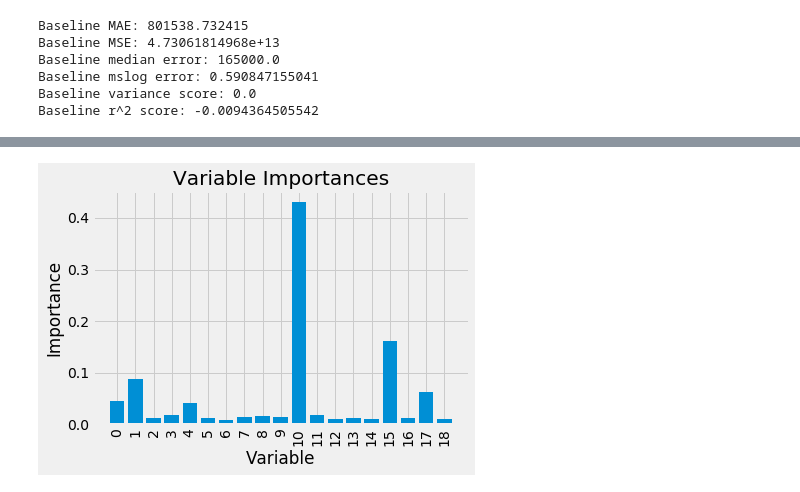
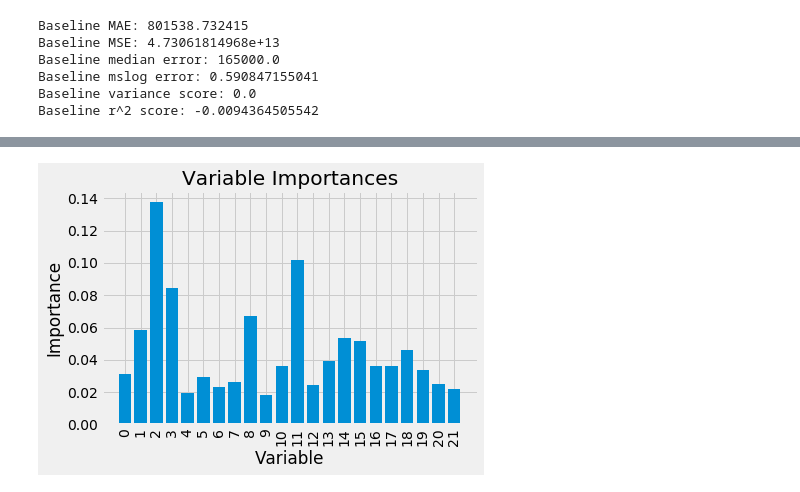
Before and after one commit to fegan104/cs586-team2, a Jupyter notebook: Project2/random_forest_PCA.ipynb, the cells around one changed output, grey strips where cells are left out. Cells and saved outputs as stored; diff of their text form; code cells hidden in the pictures.

Commit message:
various advances in predictions

```diff
--- a/Project2/random_forest_PCA.ipynb
+++ b/Project2/random_forest_PCA.ipynb
@@ -57,0 +36,18 @@ Y_PCA.to_pickle('dataset/PCA_y.pkl')
+# %%
+# SCALE DATA
+z_scaler = StandardScaler()
+z_scaler.fit(train_x)
+scaled_train_x = z_scaler.transform(train_x)
+scaled_test_x = z_scaler.transform(test_x)
+
+# PCA
+# To getter a better understanding of interaction of the dimensions
+# plot the first three PCA dimensions
+pca = PCA(n_components=0.95, svd_solver='full')
+pca.fit(scaled_train_x)
+PCA_x_train = pca.transform(train_x)
+PCA_x_test = pca.transform(test_x)
+#print("pca explained variance", pca.explained_variance_)
+print("pca explained variance ratio", pca.explained_variance_ratio_)
+#print("pca components", pca.components_)
+print("shape", PCA_x_train.shape)
@@ -58,3 +61,10 @@ Y_PCA.to_pickle('dataset/PCA_y.pkl')
+# %%
+PCA_x_train = pd.DataFrame(PCA_x_train)
+PCA_x_train.to_pickle('dataset/PCA_x_train.pkl')
+pickle.dump(y_train,open('dataset/y_train.pkl','wb'))
+PCA_x_test = pd.DataFrame(PCA_x_test)
+PCA_x_test.to_pickle('dataset/PCA_x_test.pkl')
+pickle.dump(y_test,open('dataset/y_test.pkl','wb'))
 # %%
 %%time
 %matplotlib inline
@@ -85,14 +95,13 @@ Baseline variance score: 0.0
 Baseline r^2 score: -0.0094364505542
 # %%
 %%time
-train_x_PCA, test_x_PCA, train_y_PCA, test_y_PCA = train_test_split(X_reduced,df.values[:,32],test_size=.33)
 forest = RandomForestRegressor(128)
-forest.fit(train_x_PCA,train_y_PCA)
-yhat = forest.predict(test_x_PCA)
-print("MAE: {}".format(mean_absolute_error(test_y_PCA,yhat)))
-print("MSE: {}".format(mean_squared_error(test_y_PCA,yhat)))
-print("median error: {}".format(median_absolute_error(test_y_PCA,yhat)))
-print("mslog error: {}".format(mean_squared_log_error(test_y_PCA,yhat)))
-print("variance score: {}".format(explained_variance_score(test_y_PCA,yhat)))
-print("r^2 score: {}".format(r2_score(test_y_PCA,yhat)))
+forest.fit(PCA_x_train,y_train)
+yhat = forest.predict(PCA_x_test)
+print("MAE: {}".format(mean_absolute_error(y_test,yhat)))
+print("MSE: {}".format(mean_squared_error(y_test,yhat)))
+print("median error: {}".format(median_absolute_error(y_test,yhat)))
+print("mslog error: {}".format(mean_squared_log_error(y_test,yhat)))
+print("variance score: {}".format(explained_variance_score(y_test,yhat)))
+print("r^2 score: {}".format(r2_score(y_test,yhat)))
 # %% [output]
@@ -158,17 +167,17 @@ feature_importances = sorted(feature_importances, key = lambda train_x_PCA: trai
 # %%
 %matplotlib inline
 # Set the style
 plt.style.use('fivethirtyeight')
 # list of x locations for plotting
 x_values = list(range(len(importances)))
 # Make a bar chart
 plt.bar(x_values, importances, orientation = 'vertical')
 # Tick labels for x axis
-plt.xticks(x_values, list(train_x_PCA.columns), rotation='vertical')
+plt.xticks(x_values, list(PCA_x_train.columns), rotation='vertical')
 # Axis labels and title
 plt.ylabel('Importance'); plt.xlabel('Variable'); plt.title('Variable Importances');
 # %% [output]
-[figure, old version]
+[figure, new version]
 # %%
 %%time
 ## Import tools needed for visualization
```
Also changed, not shown: parts of 11 cells of this notebook, 8 other files.
